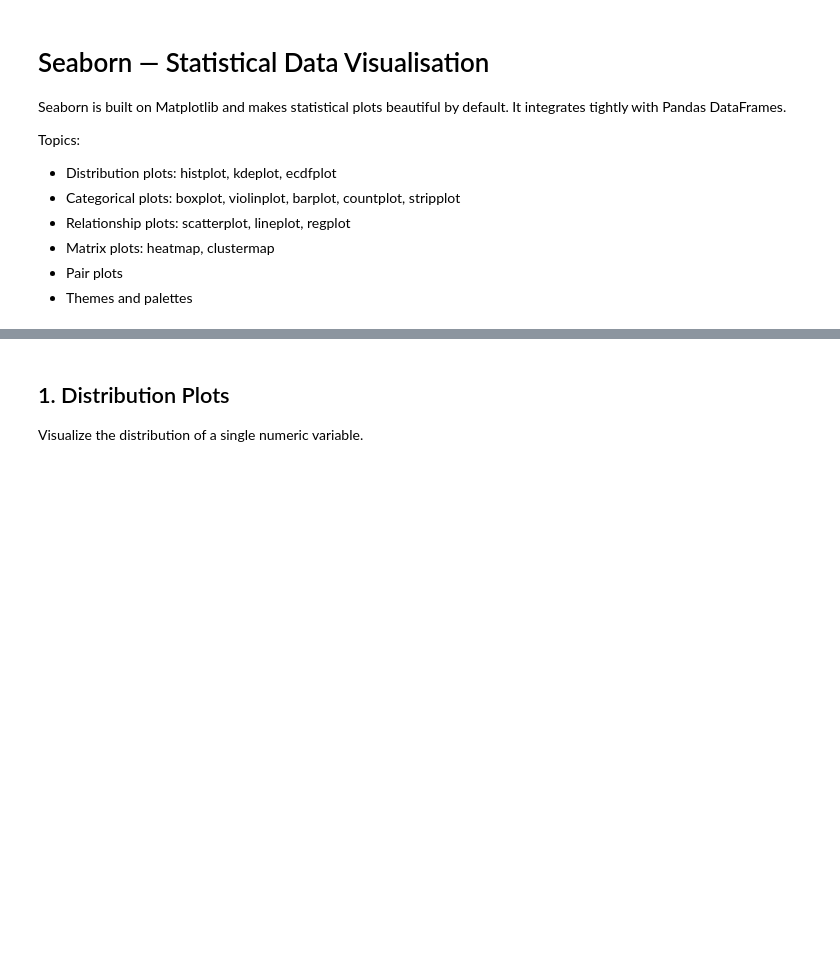
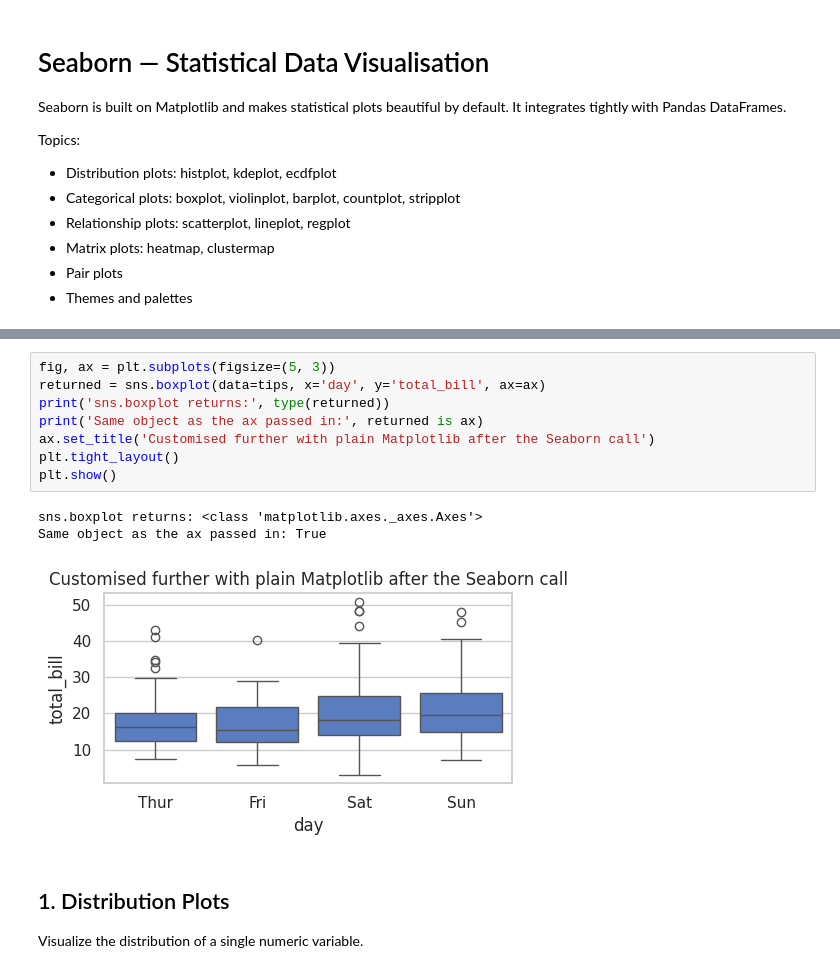
Before and after one commit to yash27007/python-bootcamp, a Jupyter notebook: 03-data-analysis/06-seaborn/seaborn_basics.ipynb, the cells around one changed output, grey strips where cells are left out. Drawn from its saved outputs; the diff is of its cells as text; blank space fills up the shorter version.

```diff
--- a/03-data-analysis/06-seaborn/seaborn_basics.ipynb
+++ b/03-data-analysis/06-seaborn/seaborn_basics.ipynb
@@ -31,3 +51,15 @@ print(tips.shape)
+# %%
+fig, ax = plt.subplots(figsize=(5, 3))
+returned = sns.boxplot(data=tips, x='day', y='total_bill', ax=ax)
+print('sns.boxplot returns:', type(returned))
+print('Same object as the ax passed in:', returned is ax)
+ax.set_title('Customised further with plain Matplotlib after the Seaborn call')
+plt.tight_layout()
+plt.show()
+# %% [output]
+sns.boxplot returns: <class 'matplotlib.axes._axes.Axes'>
+Same object as the ax passed in: True
+[figure, added]
 # %% [markdown]
 ## 1. Distribution Plots
 
```
Also changed, not shown: parts of 14 cells of this notebook, 13 other files.
